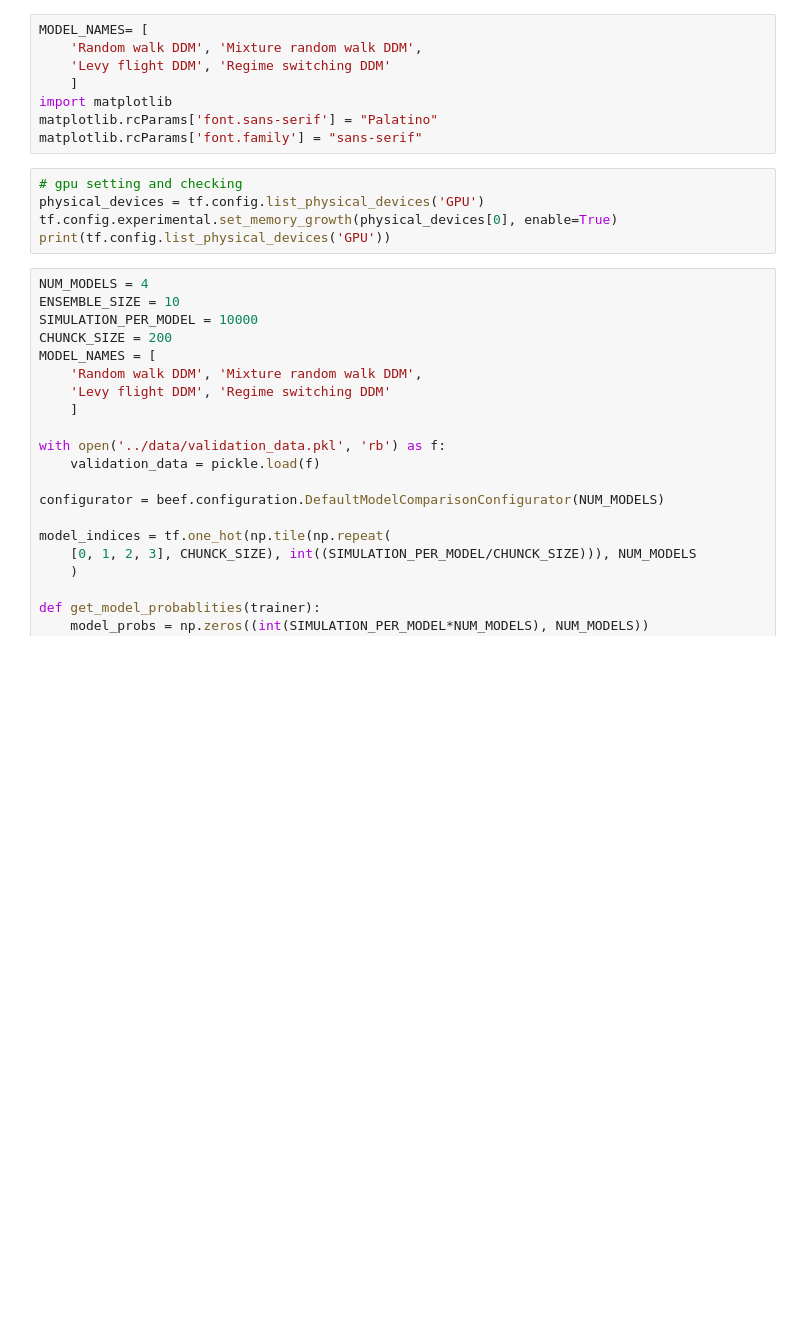
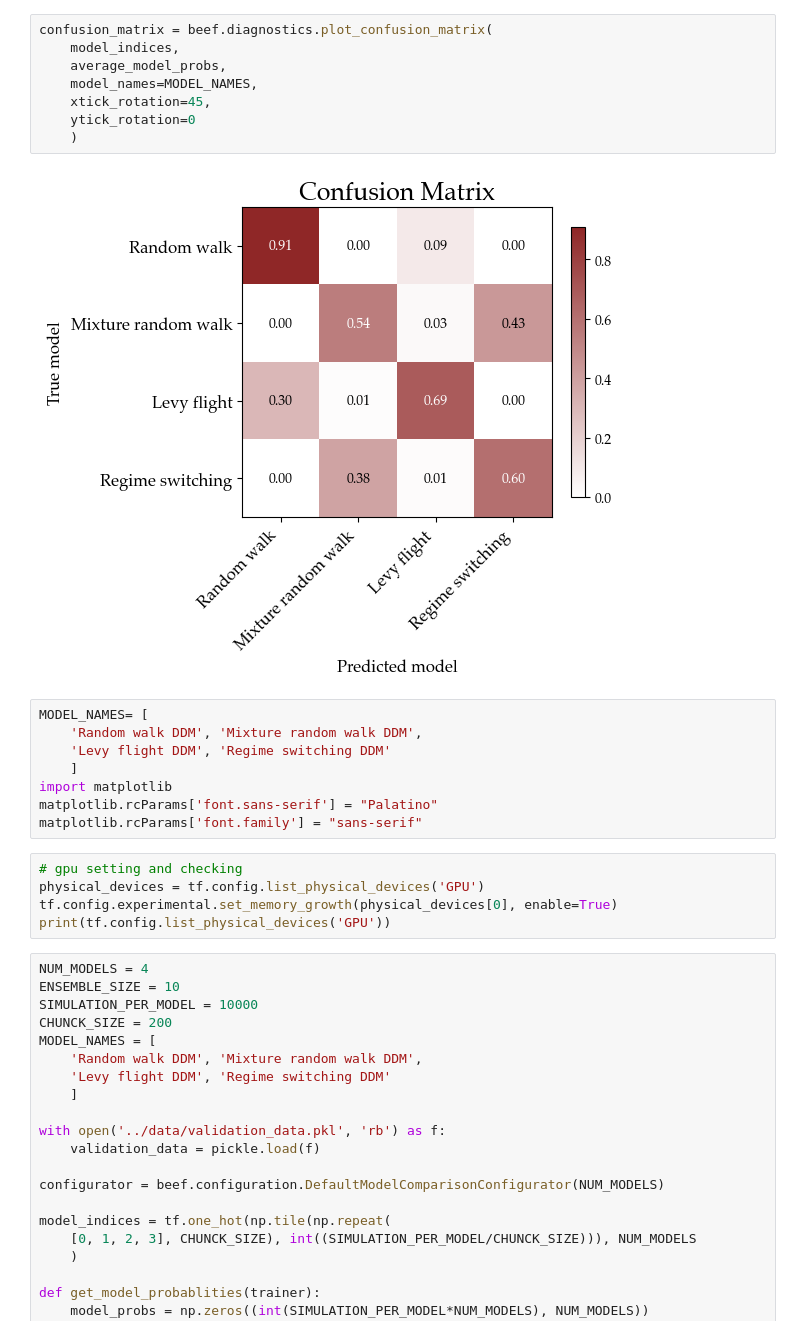
Before and after one commit to bayesflow-org/Non-Stationary-DDM-Validation, a Jupyter notebook: applications/model_comparison/notebooks/compare_models.ipynb, the cells around one changed output. Saved outputs shown, nothing was run; the diff lists cells and outputs as text; blank space fills up the shorter version.

```diff
--- a/applications/model_comparison/notebooks/compare_models.ipynb
+++ b/applications/model_comparison/notebooks/compare_models.ipynb
@@ -22,3 +60,13 @@ import matplotlib.pyplot as plt
+# %%
+confusion_matrix = beef.diagnostics.plot_confusion_matrix(
+    model_indices,
+    average_model_probs,
+    model_names=MODEL_NAMES,
+    xtick_rotation=45,
+    ytick_rotation=0
+    )
+# %% [output]
+[figure, added]
 # %%
 MODEL_NAMES= [
     'Random walk DDM', 'Mixture random walk DDM',
```
Also changed, not shown: parts of 10 cells of this notebook, 4 other files.
